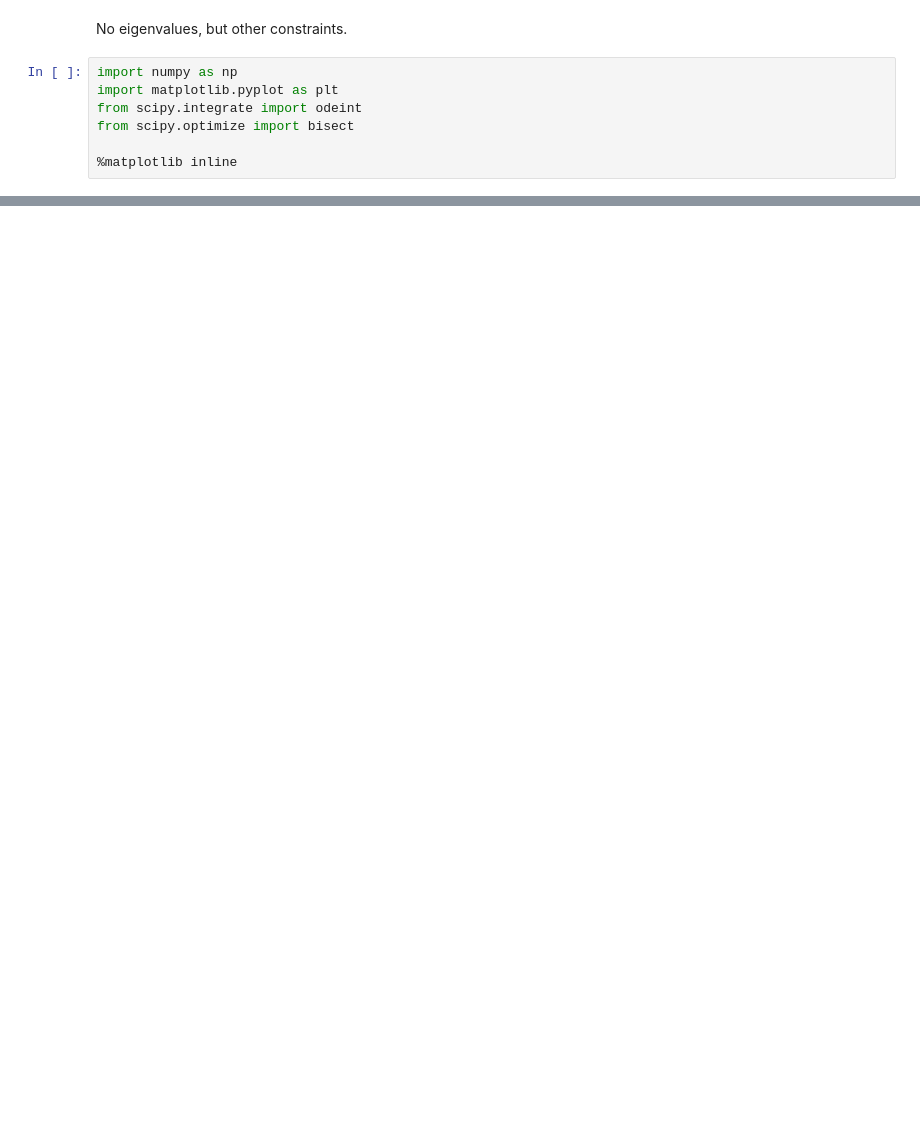
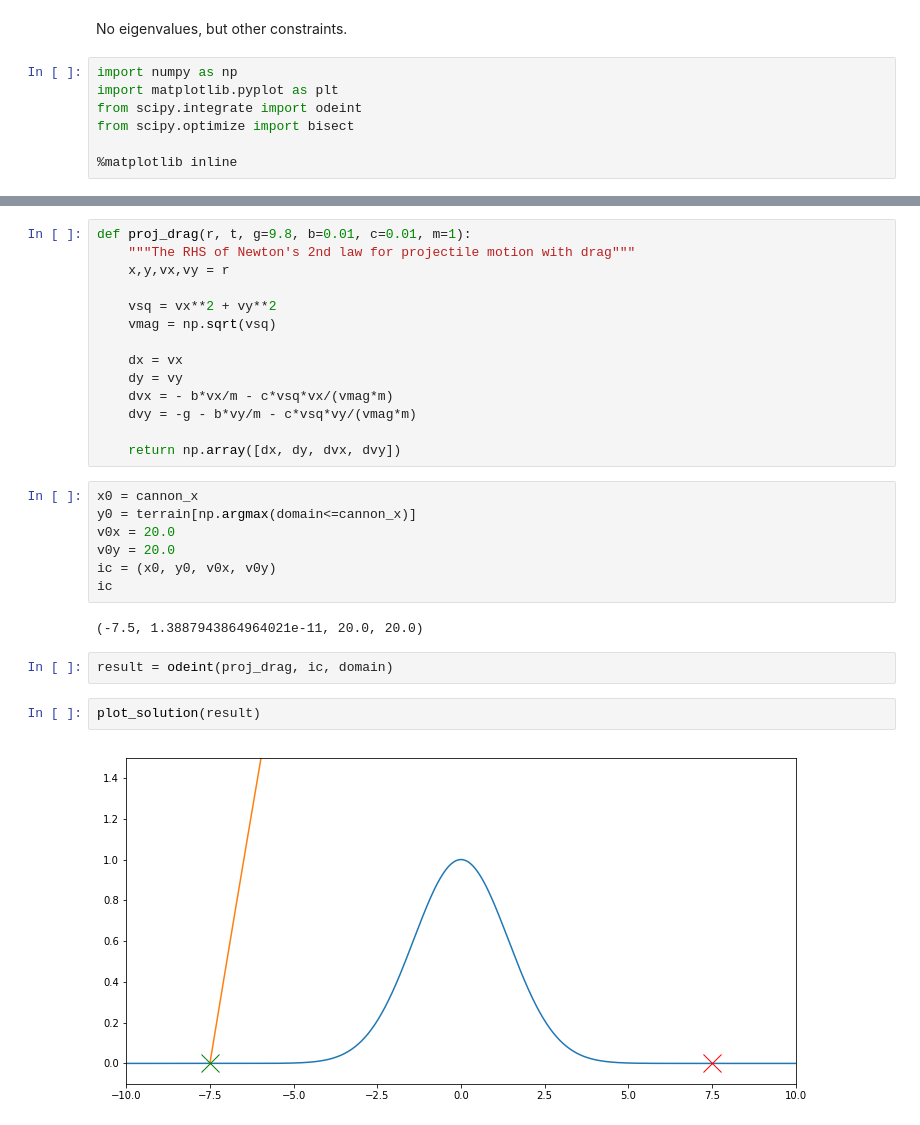
Before and after one commit to tachycline/PHYS381, a Jupyter notebook: notebooks/Constrained shooting.ipynb, the cells around one changed output, grey strips where cells are left out. Drawn from its saved outputs; the diff is of its cells as text; blank space fills up the shorter version.

```diff
--- a/notebooks/Constrained shooting.ipynb
+++ b/notebooks/Constrained shooting.ipynb
@@ -31,0 +44,29 @@ plot_solution()
+# %%
+def proj_drag(r, t, g=9.8, b=0.01, c=0.01, m=1):
+    """The RHS of Newton's 2nd law for projectile motion with drag"""
+    x,y,vx,vy = r
+
+    vsq = vx**2 + vy**2
+    vmag = np.sqrt(vsq)
+
+    dx = vx
+    dy = vy
+    dvx = - b*vx/m - c*vsq*vx/(vmag*m)
+    dvy = -g - b*vy/m - c*vsq*vy/(vmag*m)
+
+    return np.array([dx, dy, dvx, dvy])
+# %%
+x0 = cannon_x
+y0 = terrain[np.argmax(domain<=cannon_x)]
+v0x = 20.0
+v0y = 20.0
+ic = (x0, y0, v0x, v0y)
+ic
+# %% [output]
+(-7.5, 1.3887943864964021e-11, 20.0, 20.0)
+# %%
+result = odeint(proj_drag, ic, domain)
+# %%
+plot_solution(result)
+# %% [output]
+[figure, added]
```
Also changed, not shown: parts of 8 cells of this notebook, 7 other files.
